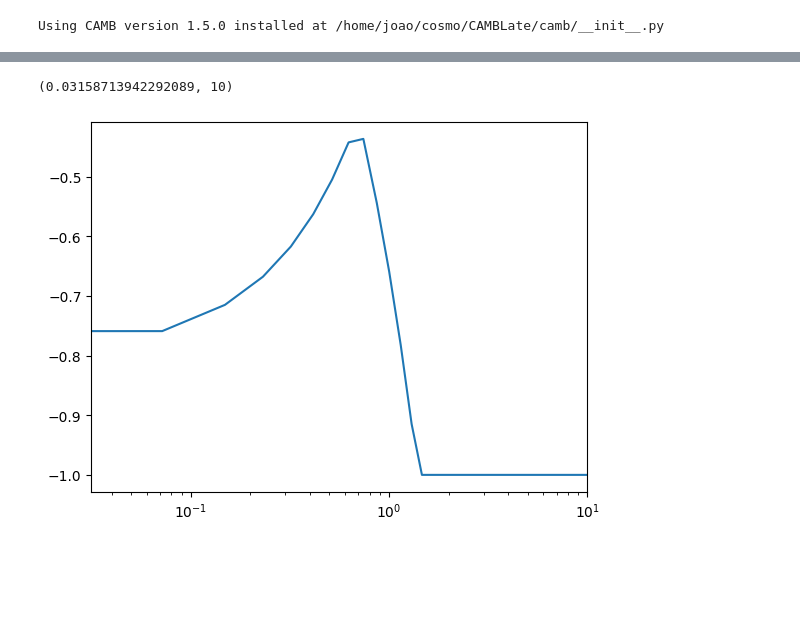
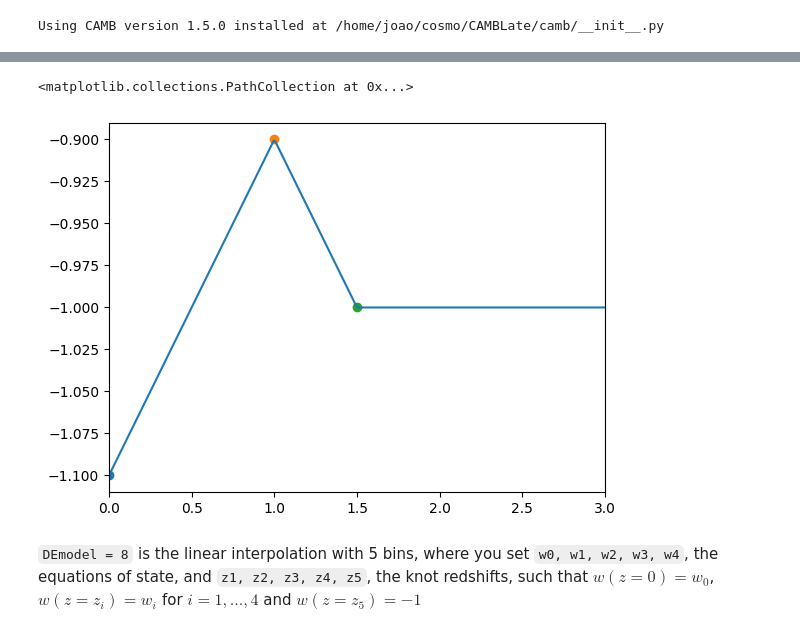
Before and after one commit to SBU-COSMOLIKE/CAMB, a Jupyter notebook: docs/LateDE_demo.ipynb, the cells around one changed output, grey strips where cells are left out. Drawn from its saved outputs; the diff is of its cells as text; code cells hidden in the pictures; blank space fills up the shorter version.

Commit message:
Updated docs with linear model

```diff
--- a/docs/LateDE_demo.ipynb
+++ b/docs/LateDE_demo.ipynb
@@ -13,15 +14,14 @@ Using CAMB version 1.5.0 installed at /home/joao/cosmo/CAMBLate/camb/__init__.py
 # %%
-
+zs = [0, 1, 1.5]
+ws = [-1.1, -0.9]
 cosmo = camb.set_params(
     # Background
     H0 = 70, ombh2=0.02238280, omch2=0.1201075, TCMB = 2.7255,
     # Dark Energy
     dark_energy_model = 'ppf',
-    DEmodel = 6,
-    w0=-0.8, w1=-0.4, w2=-0.2, w3=-0.7, w4=-0.9,
-    w5=-0.6, w6=-0.7, w7=-0.5, w8=-0.4, w9=-0.9,
-    z1=0.7, z2=1.4, z3=2.1, z4=2.8, z5=3.5,
-    z6=4.2, z7=4.9, z8=5.6, z9=6.3, z10=7.0,
+    DEmodel = 6, # 2 bins
+    w0=ws[0], w1=ws[1],
+    z1=zs[1], z2=zs[2],
     # Neutrinos
     omnuh2 = 0, num_nu_massless=3.044, num_nu_massive = 0,
     nu_mass_degeneracies=[0], nu_mass_numbers = [0],
@@ -30,12 +30,17 @@ cosmo = camb.set_params(
     YHe = 0.246, WantTransfer=True
 )
 results = camb.get_results(cosmo)
-aa = np.logspace(-6, 0, 200)
+aa = np.logspace(-2, 0, 1000)
 zz = 1/aa - 1
-rho, w = results.get_dark_energy_rho_w(aa)
+rho, ww = results.get_dark_energy_rho_w(aa)
-# %%
-plt.semilogx(zz, w)
-plt.xlim(0, 10)
-# %% [output]
-(0.03158713942292089, 10)
-[figure, removed]
+# %%
+plt.plot(zz, ww)
+plt.xlim(0, 3)
+plt.scatter(zs[0], ws[0])
+plt.scatter(zs[1], ws[1])
+plt.scatter(zs[-1], -1)
+# %% [output]
+<matplotlib.collections.PathCollection at 0x...>
+[figure, added]
+# %% [markdown]
+`DEmodel = 8` is the linear interpolation with 5 bins, where you set `w0, w1, w2, w3, w4`, the equations of state, and `z1, z2, z3, z4, z5`, the knot redshifts, such that $w(z = 0) = w_0$, $w(z = z_i) = w_i$ for $i = 1, ..., 4$ and $w(z = z_5) = -1$
```
Also changed, not shown: parts of 4 cells of this notebook.
